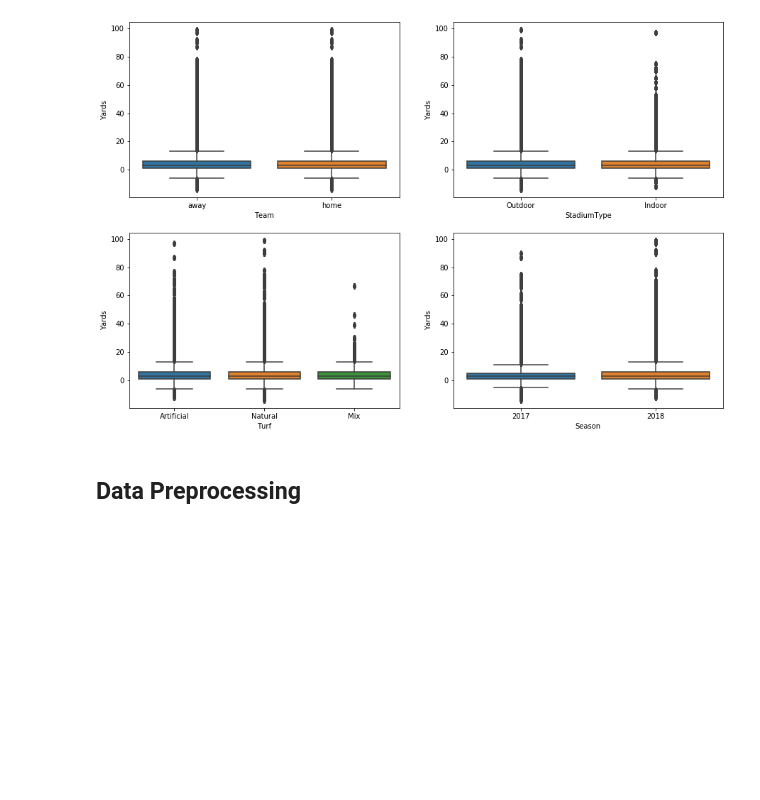
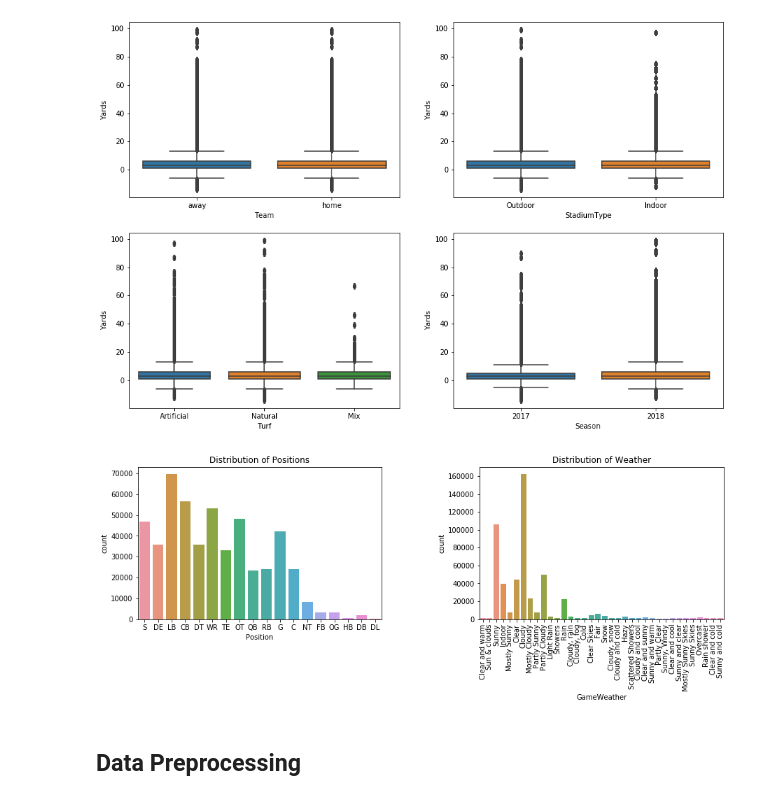
Before and after one commit to sharonk515/NFL_yards_gained, a Jupyter notebook: nfl_data_clean.ipynb, the cells around one changed output. Saved outputs shown, nothing was run; the diff lists cells and outputs as text; code cells hidden in the pictures; blank space fills up the shorter version.

```diff
--- a/nfl_data_clean.ipynb
+++ b/nfl_data_clean.ipynb
@@ -330,6 +451,16 @@ sns.boxplot(nfl.Turf, nfl.Yards, ax=axes[1, 0])
 sns.boxplot(nfl.Season, nfl.Yards, ax=axes[1, 1]);
 # %% [output]
 [figure]
+# %%
+fig, axes = plt.subplots(1, 2, figsize=(15, 4))
+plt.subplots_adjust(wspace=0.4)
+sns.countplot(nfl.Position, ax=axes[0])
+sns.countplot(nfl.GameWeather, ax=axes[1])
+axes[0].set_title('Distribution of Positions')
+axes[1].set_title('Distribution of Weather')
+plt.setp(axes[1].get_xticklabels(), rotation=90);
+# %% [output]
+[figure, added]
 # %% [markdown]
 ## Data Preprocessing
 # %% [markdown]
```
Also changed, not shown: parts of 19 cells of this notebook.
